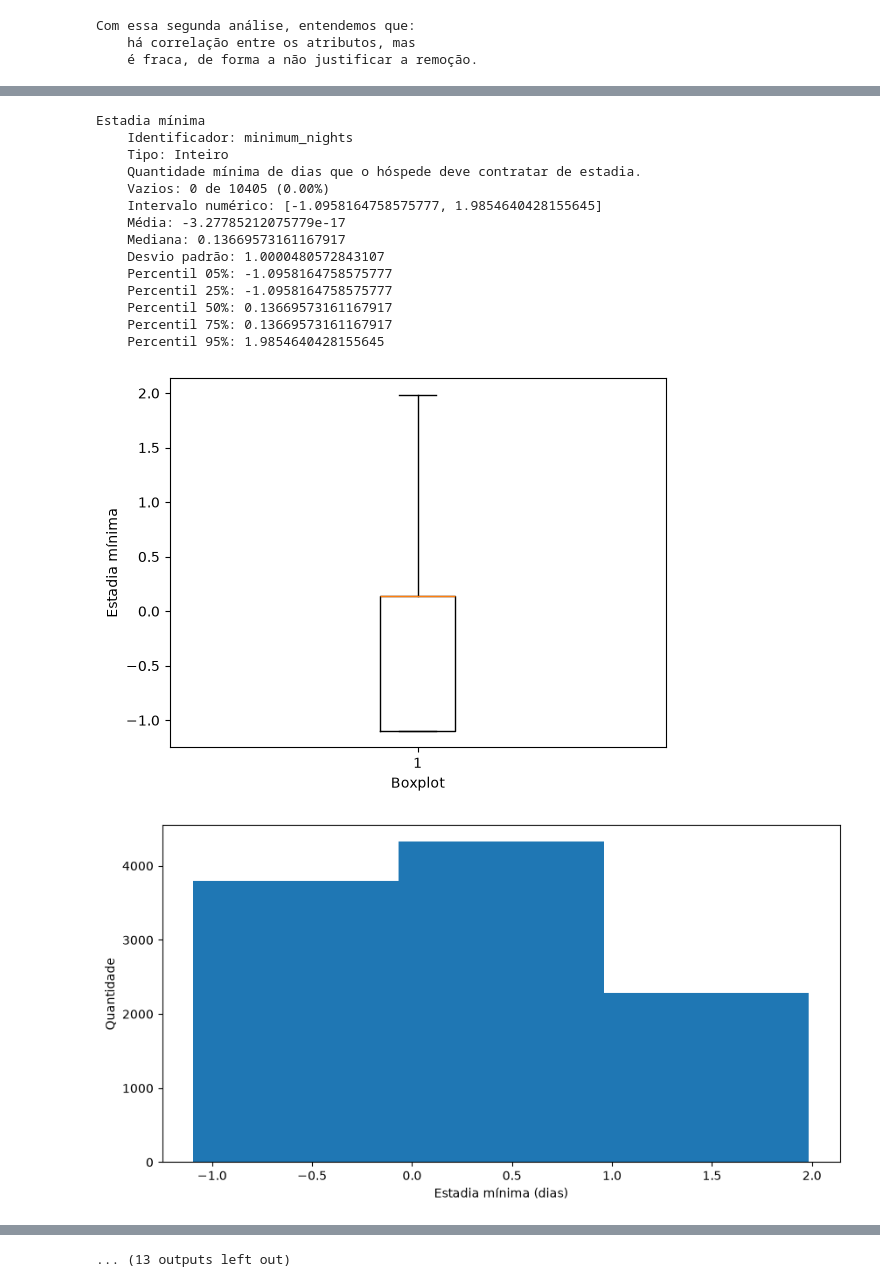
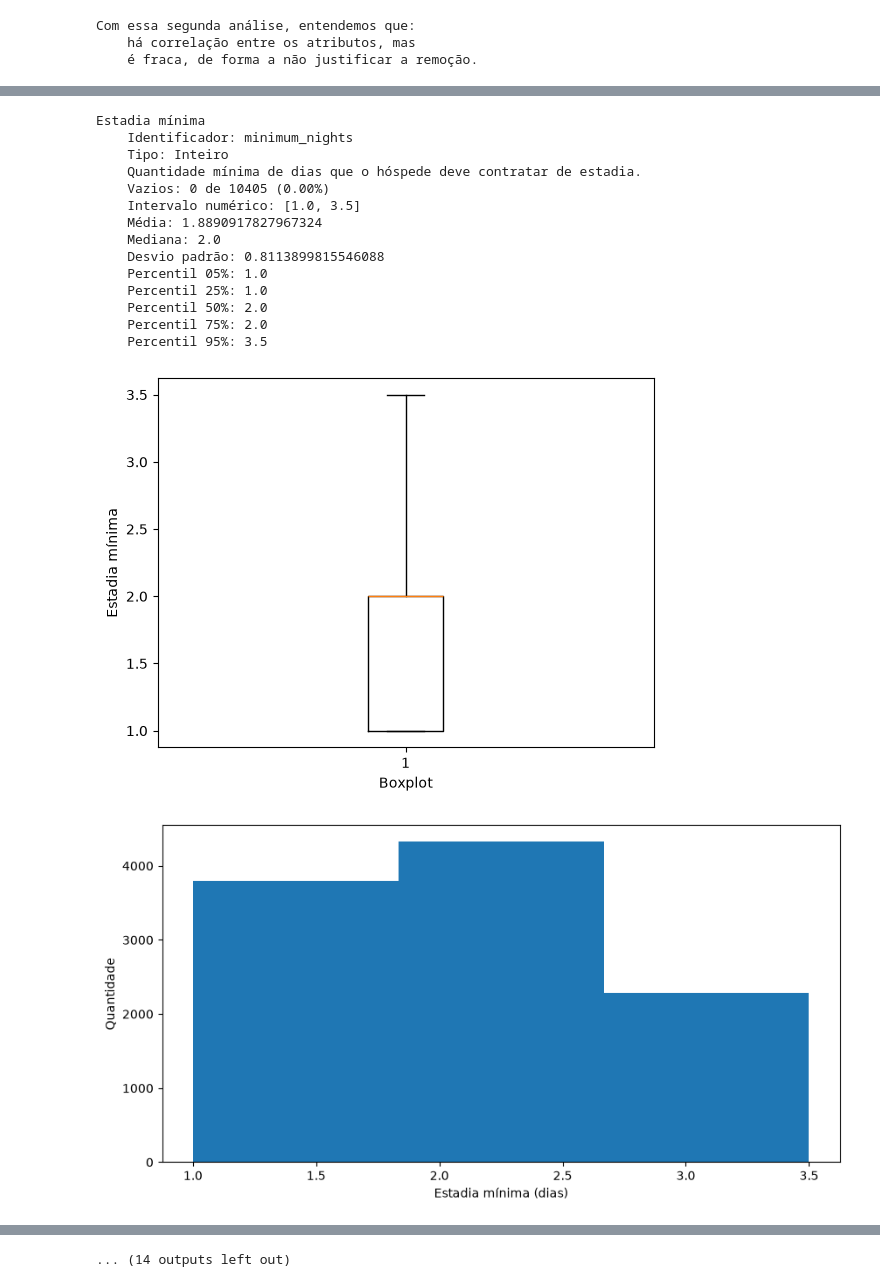
Before and after one commit to gabdumal/data_mining, a Jupyter notebook: assignment_2/main.ipynb, the cells around one changed output, grey strips where cells are left out. Cells and saved outputs as stored; diff of their text form; code cells hidden in the pictures.

Commit message:
Improve data visualization

```diff
--- a/assignment_2/main.ipynb
+++ b/assignment_2/main.ipynb
@@ -1432,7 +1557,7 @@ Com essa segunda análise, entendemos que:
     há correlação entre os atributos, mas
     é fraca, de forma a não justificar a remoção.
 # %%
-describe_columns(data_frame=df9)
+describe_columns(data_frame=df9, scaler=scaler)
 # %% [output]
 =-=-=-=
 Colunas
@@ -1471,19 +1596,19 @@ Preço de locação
 Estadia mínima
     Identificador: minimum_nights
     Tipo: Inteiro
     Quantidade mínima de dias que o hóspede deve contratar de estadia.
     Vazios: 0 de 10405 (0.00%)
-    Intervalo numérico: [-1.0958164758575777, 1.9854640428155645]
-    Média: -3.27785212075779e-17
-    Mediana: 0.13669573161167917
-    Desvio padrão: 1.0000480572843107
-    Percentil 05%: -1.0958164758575777
-    Percentil 25%: -1.0958164758575777
-    Percentil 50%: 0.13669573161167917
-    Percentil 75%: 0.13669573161167917
-    Percentil 95%: 1.9854640428155645
+    Intervalo numérico: [1.0, 3.5]
+    Média: 1.8890917827967324
+    Mediana: 2.0
+    Desvio padrão: 0.8113899815546088
+    Percentil 05%: 1.0
+    Percentil 25%: 1.0
+    Percentil 50%: 2.0
+    Percentil 75%: 2.0
+    Percentil 95%: 3.5
-[figure, old version]
+[figure, new version]
-[figure, old version]
+[figure, new version]
 Quantidade de avaliações
     Identificador: number_of_reviews
     Tipo: Inteiro
@@ -1502 +1627 @@ Quantidade de avaliações
-... (13 outputs left out)
+... (14 outputs left out)
```
Also changed, not shown: parts of 2 cells of this notebook.
